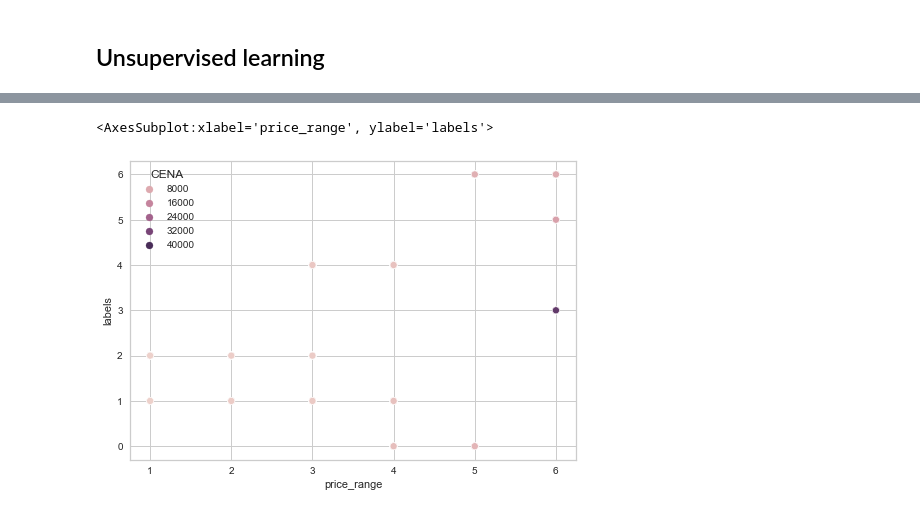
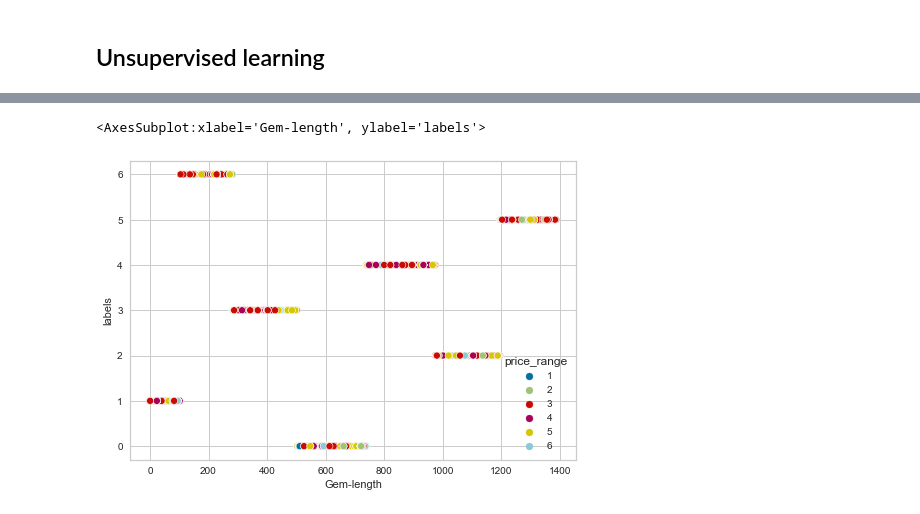
Before and after one commit to olgashavrinaIronhack/Final_Project, a Jupyter notebook: Final RIF-2016-2019.ipynb, the cells around one changed output, grey strips where cells are left out. Saved outputs shown, nothing was run; the diff lists cells and outputs as text; code cells hidden in the pictures.

```diff
--- a/Final RIF-2016-2019.ipynb
+++ b/Final RIF-2016-2019.ipynb
@@ -368,0 +509,2 @@ file.describe()
+# %%
+file.dropna(inplace=True)
@@ -818,0 +1019,2 @@ Name: KASSA, dtype: int64
+# %%
+row_to_drop=data_encode[(data_encode['KASSA']=='ТРК "РИО" СПб')&(data_encode['KASSA']=='ТРК Рыбацкое')&(data_encode['KASSA']=='ТРК Московский универмаг')].index
@@ -1054,3 +1377,7 @@ file3=x.copy()
+# %%
+file3=data_encode[['TOVARGR2',
+        'Gem-length', 'qty_range',
+       'price_range']]
 # %%
 file3.head()
 # %% [output]
@@ -1082,5 +1410,5 @@ file3.shape
 # %%
 from sklearn.cluster import KMeans
-kmeans = KMeans(6)
+kmeans = KMeans(7)
 kmeans.fit(file3)
 y_kmeans = kmeans.predict(file3)
@@ -1113,8 +1513,8 @@ print(score)
 # %%
-sns.scatterplot(y='labels', x='price_range',hue="CENA", style=None, size=None, data=file3)
+sns.scatterplot(y='labels', x='Gem-length',hue='price_range', data=file3)
 # %% [output]
-<AxesSubplot:xlabel='price_range', ylabel='labels'>
+<AxesSubplot:xlabel='Gem-length', ylabel='labels'>
-[figure, old version]
+[figure, new version]
 # %%
 file3.labels.value_counts()
 # %% [output]
```
Also changed, not shown: parts of 202 cells of this notebook.
